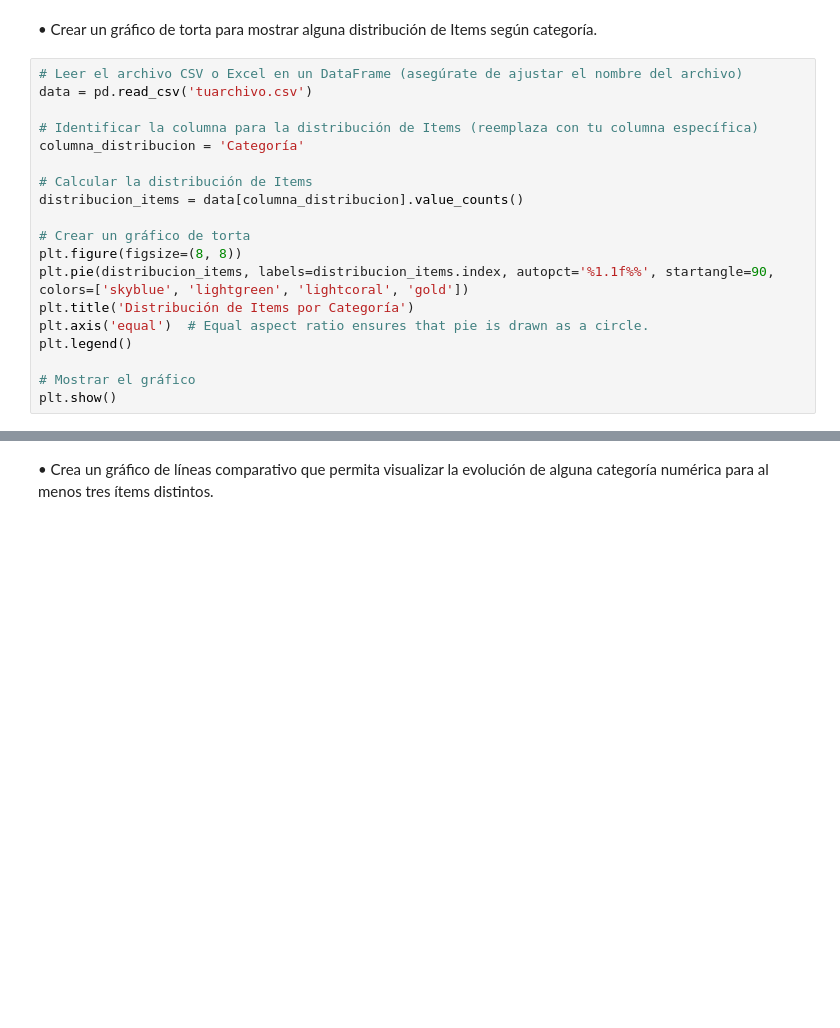
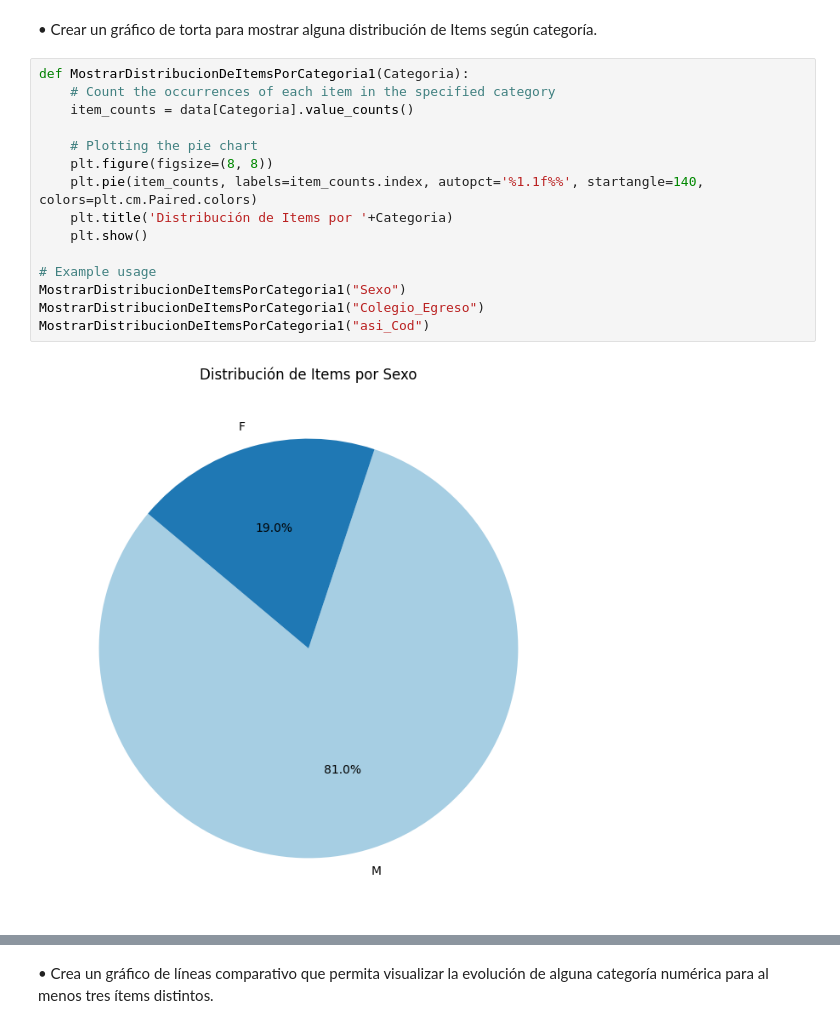
Before and after one commit to Tatoloops/PublicRepository, a Jupyter notebook: Python/Solemne_II.ipynb, the cells around one changed output, grey strips where cells are left out. Drawn from its saved outputs; the diff is of its cells as text; blank space fills up the shorter version.

```diff
--- a/Python/Solemne_II.ipynb
+++ b/Python/Solemne_II.ipynb
@@ -120,21 +175,19 @@ plt.show()
 # %% [markdown]
 • Crear un gráfico de torta para mostrar alguna distribución de Items según categoría.
-# %%
-# Leer el archivo CSV o Excel en un DataFrame (asegúrate de ajustar el nombre del archivo)
-data = pd.read_csv('tuarchivo.csv')
-
-# Identificar la columna para la distribución de Items (reemplaza con tu columna específica)
-columna_distribucion = 'Categoría'
-
-# Calcular la distribución de Items
-distribucion_items = data[columna_distribucion].value_counts()
-
-# Crear un gráfico de torta
-plt.figure(figsize=(8, 8))
-plt.pie(distribucion_items, labels=distribucion_items.index, autopct='%1.1f%%', startangle=90, colors=['skyblue', 'lightgreen', 'lightcoral', 'gold'])
-plt.title('Distribución de Items por Categoría')
-plt.axis('equal')  # Equal aspect ratio ensures that pie is drawn as a circle.
-plt.legend()
-
-# Mostrar el gráfico
-plt.show()
+# %%
+def MostrarDistribucionDeItemsPorCategoria1(Categoria):
+    # Count the occurrences of each item in the specified category
+    item_counts = data[Categoria].value_counts()
+
+    # Plotting the pie chart
+    plt.figure(figsize=(8, 8))
+    plt.pie(item_counts, labels=item_counts.index, autopct='%1.1f%%', startangle=140, colors=plt.cm.Paired.colors)
+    plt.title('Distribución de Items por '+Categoria)
+    plt.show()
+
+# Example usage
+MostrarDistribucionDeItemsPorCategoria1("Sexo")
+MostrarDistribucionDeItemsPorCategoria1("Colegio_Egreso")
+MostrarDistribucionDeItemsPorCategoria1("asi_Cod")
+# %% [output]
+[figure, added]
```
Also changed, not shown: parts of 12 cells of this notebook.
